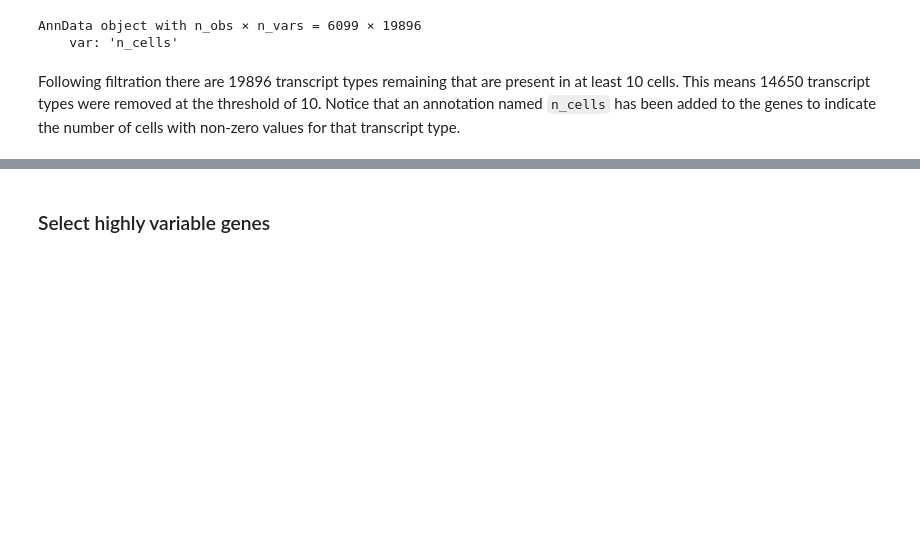
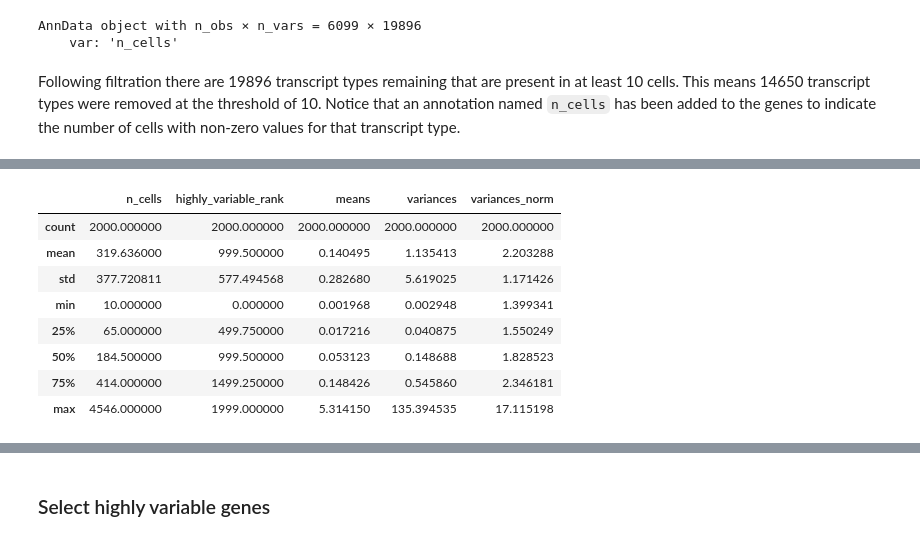
Before and after one commit to cameronraysmith/sc, a Jupyter notebook: source/02-analysis-review.ipynb, the cells around one changed output, grey strips where cells are left out. Saved outputs shown, nothing was run; the diff lists cells and outputs as text; code cells hidden in the pictures; blank space fills up the shorter version.

```diff
--- a/source/02-analysis-review.ipynb
+++ b/source/02-analysis-review.ipynb
@@ -288,0 +291,12 @@ adata.var
+# %%
+adata.var.describe()
+# %% [output]
+|  | n_cells | highly_variable_rank | means | variances | variances_norm |
+| count | 2000.000000 | 2000.000000 | 2000.000000 | 2000.000000 | 2000.000000 |
+| mean | 319.636000 | 999.500000 | 0.140495 | 1.135413 | 2.203288 |
+| std | 377.720811 | 577.494568 | 0.282680 | 5.619025 | 1.171426 |
+| min | 10.000000 | 0.000000 | 0.001968 | 0.002948 | 1.399341 |
+| 25% | 65.000000 | 499.750000 | 0.017216 | 0.040875 | 1.550249 |
+| 50% | 184.500000 | 999.500000 | 0.053123 | 0.148688 | 1.828523 |
+| 75% | 414.000000 | 1499.250000 | 0.148426 | 0.545860 | 2.346181 |
+| max | 4546.000000 | 1999.000000 | 5.314150 | 135.394535 | 17.115198 |
```
Also changed, not shown: parts of 46 cells of this notebook, 2 other files.
